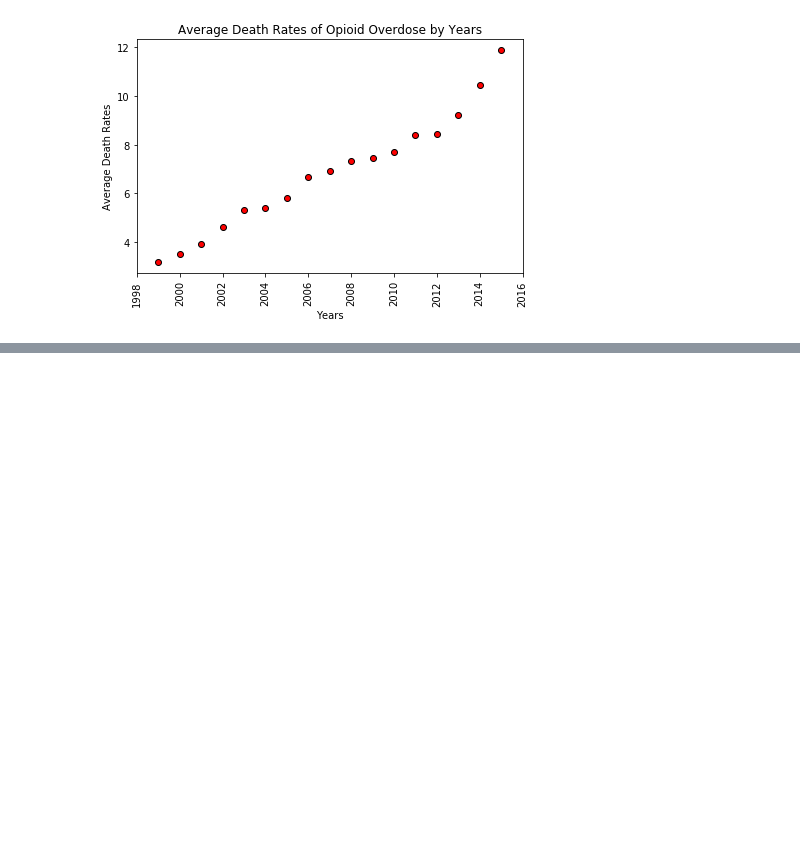
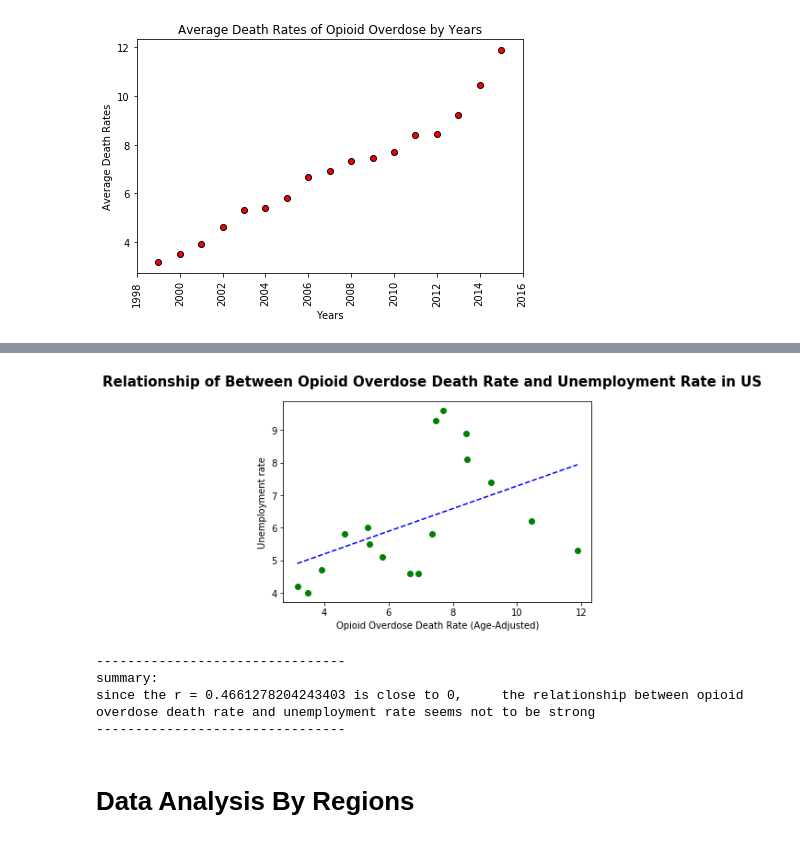
Before and after one commit to Emma-Pang/team_efx_dataproject, a Jupyter notebook: main_overdose.ipynb, the cells around one changed output, grey strips where cells are left out. Cells and saved outputs as stored; diff of their text form; code cells hidden in the pictures; blank space fills up the shorter version.

Commit message:
add regions csv and add into jupyter notebook

```diff
--- a/main_overdose.ipynb
+++ b/main_overdose.ipynb
@@ -193,0 +210,15 @@ Name: Percent Change in Opioid Overdose Death Rate from Prior Year, dtype: float
+# %%
+#to make the dataframe nicer
+unemployment_df = unemployment_df.rename(columns={"Unnamed: 0": "Year"})
+unemployment_df = unemployment_df.dropna()
+unemployment_df["Year"] = unemployment_df["Year"].astype('int32')
+#df.astype('int32').dtypes
+#reset_unemployment_df = unemployment_df.set_index(["Year"])
+#reset_unemployment_df
+#only select years from 1999-2015
+new_unemployment_df = unemployment_df.drop([17,18,19])
+new_unemployment_df
+#new_unemployment_df
+
+# Drop Colums a & b from dfObj in place
+#dfObj.drop(['a' , 'b'], inplace=True)
@@ -193,0 +246,7 @@ Name: Percent Change in Opioid Overdose Death Rate from Prior Year, dtype: float
+# %%
+# Set regression line
+x_axis1 = ave_death_rate_opioid_byyear_df["Opioid Overdose Death Rate (Age-Adjusted)"]
+y_axis1 = new_unemployment_df["Unemployment rate"]
+(slope1, intercept1, rvalue1, pvalue1, stderr1) = stats.linregress(x_axis1,y_axis1)
+fit1 = slope1 * x_axis1 + intercept1
+y_axis1
@@ -193,0 +272,36 @@ Name: Percent Change in Opioid Overdose Death Rate from Prior Year, dtype: float
+# %%
+fig, ax = plt.subplots()
+
+fig.suptitle("Relationship of Between Opioid Overdose Death Rate and Unemployment Rate in US", fontsize=15, fontweight="bold")
+
+#ax.set_xlim(0, 20)
+#ax.set_ylim(0, 25)
+
+
+ax.set_xlabel("Opioid Overdose Death Rate (Age-Adjusted)")
+ax.set_ylabel("Unemployment rate")
+
+ax.plot(x_axis1, y_axis1, linewidth=0, marker='o',color = 'g')
+ax.plot(x_axis1, fit1, 'b--')
+#plt.legend(('data', 'line-regression r={}'.format(rvalue1)))
+#plt.savefig("images/linear_regression_death_rate.png")
+plt.show()
+# %% [output]
+[figure, added]
+# %%
+print("--------------------------------")
+print("summary:")
+if rvalue1>.5:
+    print(f"since the r = {rvalue1} is close to 1, \
+    the relationship between all drugs overdose death rate and opioid death rate is very strong")
+else:
+    print(f"since the r = {rvalue1} is close to 0, \
+    the relationship between opioid overdose death rate and unemployment rate seems not to be strong ")
+print("--------------------------------")
+# %% [output]
+--------------------------------
+summary:
+since the r = 0.4661278204243403 is close to 0,     the relationship between opioid overdose death rate and unemployment rate seems not to be strong
+--------------------------------
+# %% [markdown]
+# Data Analysis By Regions
```
Also changed, not shown: parts of 23 cells of this notebook, 3 other files.
